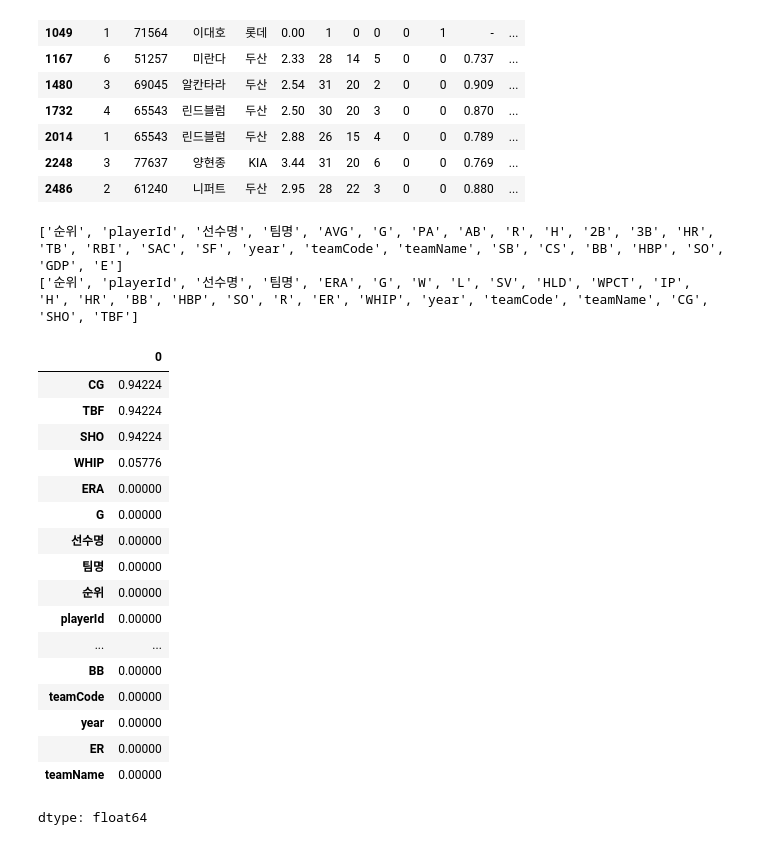
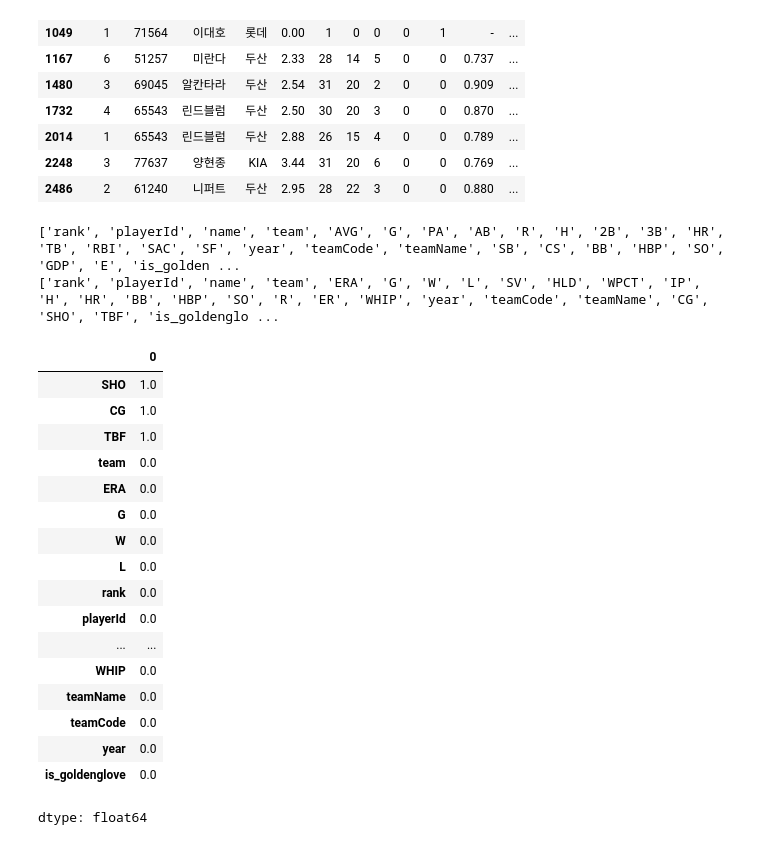
Before and after one commit to dohee-jin/data-mining-final-project, a Jupyter notebook: notebooks/kbo_analysis.ipynb, the cells around one changed output. Drawn from its saved outputs; the diff is of its cells as text; code cells hidden in the pictures.

```diff
--- a/notebooks/kbo_analysis.ipynb
+++ b/notebooks/kbo_analysis.ipynb
@@ -634,32 +631,36 @@ pitcher_recent[pitcher_recent["is_goldenglove"] == 1]
 | 2486 | 2 | 61240 | 니퍼트 | 두산 | 2.95 | 28 | 22 | 3 | 0 | 0 | 0.880 | ... |
 # %%
 # 세부지표 NaN값 확인
-print(hitter.columns.tolist())
-print(pitcher.columns.tolist())
+print(hitter_recent.columns.tolist())
+print(pitcher_recent.columns.tolist())
 
 # 결측치 비율 확인(NaN)
-hitter.isna().mean().sort_values(ascending=False).head(30)
-pitcher.isna().mean().sort_values(ascending=False).head(30)
+hitter_recent.isna().mean().sort_values(ascending=False).head(30)
+pitcher_recent.isna().mean().sort_values(ascending=False).head(30)
+
+# playerId, teamName, teamCode 칼럼 삭제
+# 투수 데이터 SHO, CG, TBF 결측치 처리 필요
+# 타자 데이터 SO, GDP, E, HBP, BB, SB, CS 결측치 처리 필요
 # %% [output]
-['순위', 'playerId', '선수명', '팀명', 'AVG', 'G', 'PA', 'AB', 'R', 'H', '2B', '3B', 'HR', 'TB', 'RBI', 'SAC', 'SF', 'year', 'teamCode', 'teamName', 'SB', 'CS', 'BB', 'HBP', 'SO', 'GDP', 'E']
-['순위', 'playerId', '선수명', '팀명', 'ERA', 'G', 'W', 'L', 'SV', 'HLD', 'WPCT', 'IP', 'H', 'HR', 'BB', 'HBP', 'SO', 'R', 'ER', 'WHIP', 'year', 'teamCode', 'teamName', 'CG', 'SHO', 'TBF']
+['rank', 'playerId', 'name', 'team', 'AVG', 'G', 'PA', 'AB', 'R', 'H', '2B', '3B', 'HR', 'TB', 'RBI', 'SAC', 'SF', 'year', 'teamCode', 'teamName', 'SB', 'CS', 'BB', 'HBP', 'SO', 'GDP', 'E', 'is_golden ...
+['rank', 'playerId', 'name', 'team', 'ERA', 'G', 'W', 'L', 'SV', 'HLD', 'WPCT', 'IP', 'H', 'HR', 'BB', 'HBP', 'SO', 'R', 'ER', 'WHIP', 'year', 'teamCode', 'teamName', 'CG', 'SHO', 'TBF', 'is_goldenglo ...
 |  | 0 |
-| CG | 0.94224 |
-| TBF | 0.94224 |
-| SHO | 0.94224 |
-| WHIP | 0.05776 |
-| ERA | 0.00000 |
-| G | 0.00000 |
-| 선수명 | 0.00000 |
-| 팀명 | 0.00000 |
-| 순위 | 0.00000 |
-| playerId | 0.00000 |
+| SHO | 1.0 |
+| CG | 1.0 |
+| TBF | 1.0 |
+| team | 0.0 |
+| ERA | 0.0 |
+| G | 0.0 |
+| W | 0.0 |
+| L | 0.0 |
+| rank | 0.0 |
+| playerId | 0.0 |
 | ... | ... |
-| BB | 0.00000 |
-| teamCode | 0.00000 |
-| year | 0.00000 |
-| ER | 0.00000 |
-| teamName | 0.00000 |
+| WHIP | 0.0 |
+| teamName | 0.0 |
+| teamCode | 0.0 |
+| year | 0.0 |
+| is_goldenglove | 0.0 |
 dtype: float64
 # %%
 # hitter_recent 및 pitcher_recent 데이터프레임의 결측치 비율 확인
```
Also changed, not shown: parts of 1 cell of this notebook.
